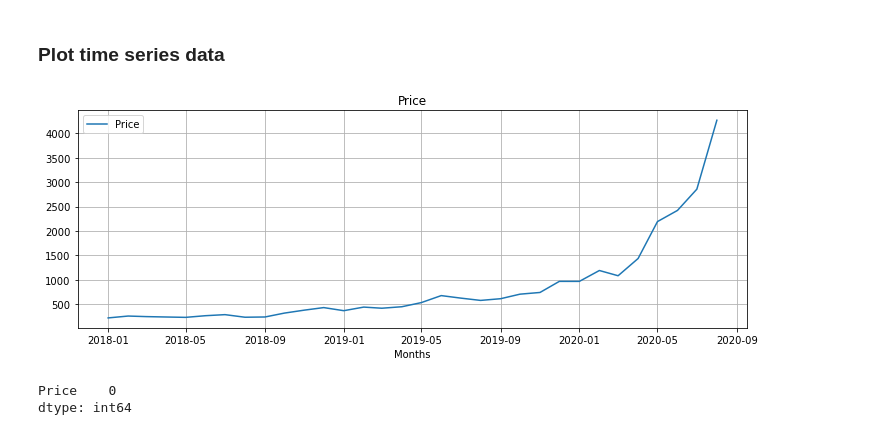
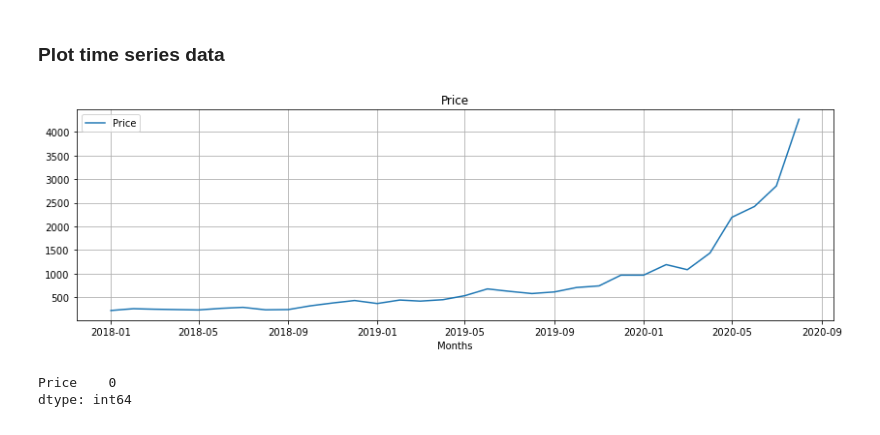
Before and after one commit to AnuragA22/Bitcoin-Price-Prediction, a Jupyter notebook: Time Series Bitcoin.ipynb, the cells around one changed output. Drawn from its saved outputs; the diff is of its cells as text; code cells hidden in the pictures.

```diff
--- a/Time Series Bitcoin.ipynb
+++ b/Time Series Bitcoin.ipynb
@@ -50,13 +33,13 @@ data.head()
 # %% [markdown]
 ### Plot time series data
 # %%
-data.plot(figsize=(12, 4))
+data.plot(figsize=(14, 4))
 plt.grid()
 plt.legend(loc='best')
 plt.title('Price')
 plt.show(block=False)
 # %% [output]
-[figure, old version]
+[figure, new version]
 # %%
 data.isnull().sum()
 # %% [output]
```
Also changed, not shown: parts of 13 cells of this notebook.
